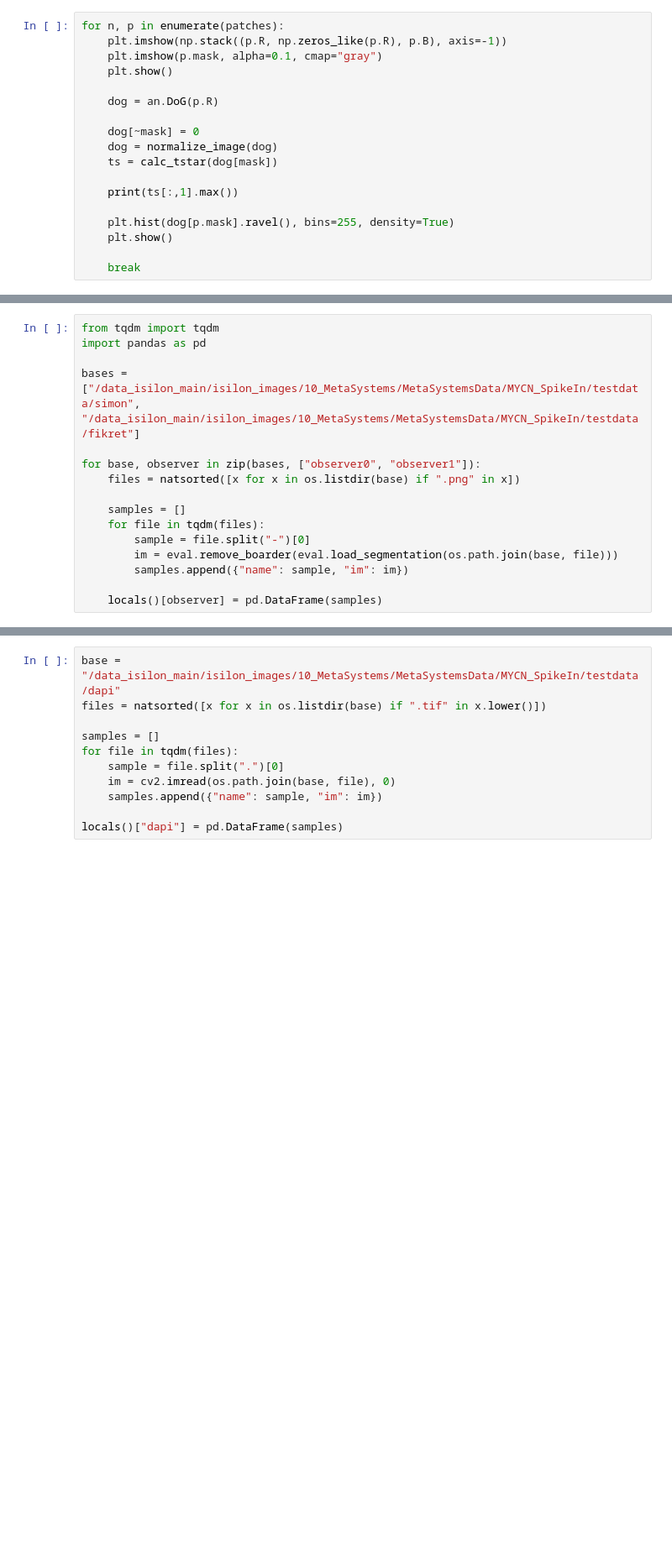
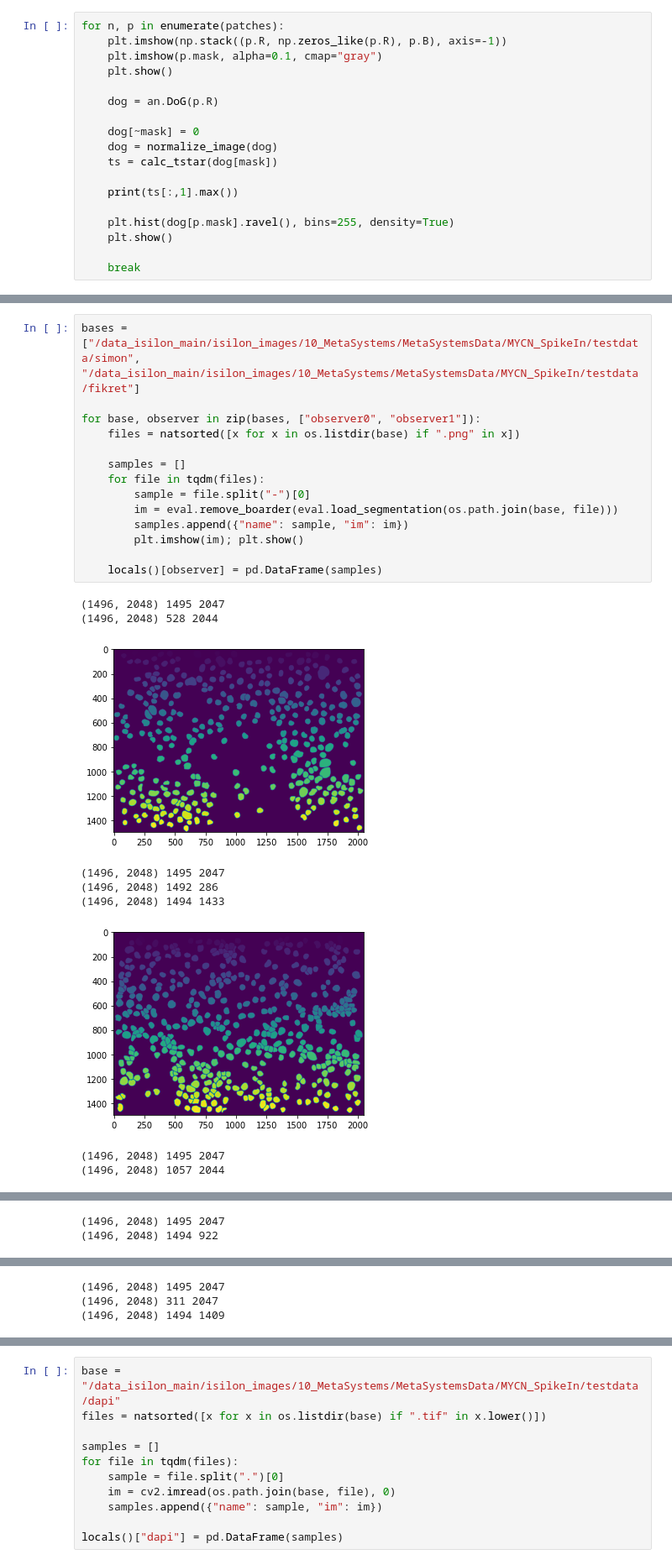
Before and after one commit to SimonBon/CellClass, a Jupyter notebook: Compare_Segmentations.ipynb, the cells around one changed output, grey strips where cells are left out. Shown: that part at 84% size. Cells and saved outputs as stored; diff of their text form; blank space fills up the shorter version.

```diff
--- a/Compare_Segmentations.ipynb
+++ b/Compare_Segmentations.ipynb
@@ -152,18 +153,26 @@ for file in files:
     elif "FIKRET" in file:
         eval._process_illustrator_output(os.path.join(base, file), os.path.join(base,"fikret"))
 # %%
-from tqdm import tqdm
-import pandas as pd
-
 bases = ["/data_isilon_main/isilon_images/10_MetaSystems/MetaSystemsData/MYCN_SpikeIn/testdata/simon", "/data_isilon_main/isilon_images/10_MetaSystems/MetaSystemsData/MYCN_SpikeIn/testdata/fikret"]
 
 for base, observer in zip(bases, ["observer0", "observer1"]):
     files = natsorted([x for x in os.listdir(base) if ".png" in x])
 
     samples = []
     for file in tqdm(files):
         sample = file.split("-")[0]
         im = eval.remove_boarder(eval.load_segmentation(os.path.join(base, file)))
         samples.append({"name": sample, "im": im})
+        plt.imshow(im); plt.show()
 
     locals()[observer] = pd.DataFrame(samples)
+# %% [output]
+(1496, 2048) 1495 2047
+(1496, 2048) 528 2044
+[figure, added]
+(1496, 2048) 1495 2047
+(1496, 2048) 1492 286
+(1496, 2048) 1494 1433
+[figure, added]
+(1496, 2048) 1495 2047
+(1496, 2048) 1057 2044
@@ -169,0 +180,2 @@ for base, observer in zip(bases, ["observer0", "observer1"]):
+(1496, 2048) 1495 2047
+(1496, 2048) 1494 922
@@ -169,0 +183,3 @@ for base, observer in zip(bases, ["observer0", "observer1"]):
+(1496, 2048) 1495 2047
+(1496, 2048) 311 2047
+(1496, 2048) 1494 1409
```
Also changed, not shown: parts of 6 cells of this notebook, 3 other files.
